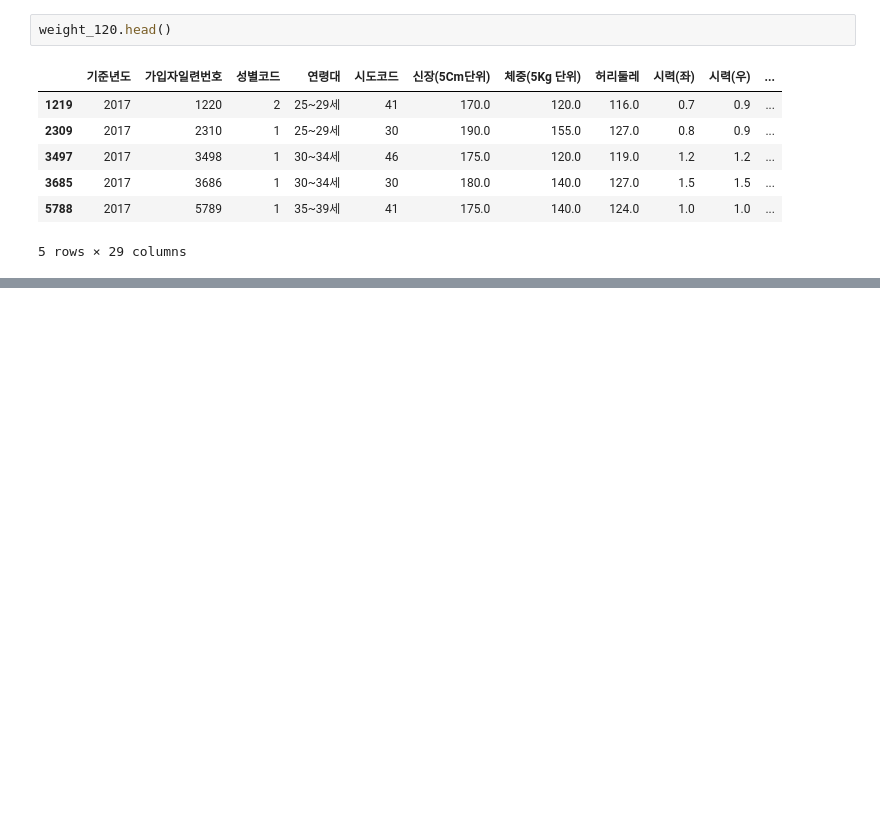
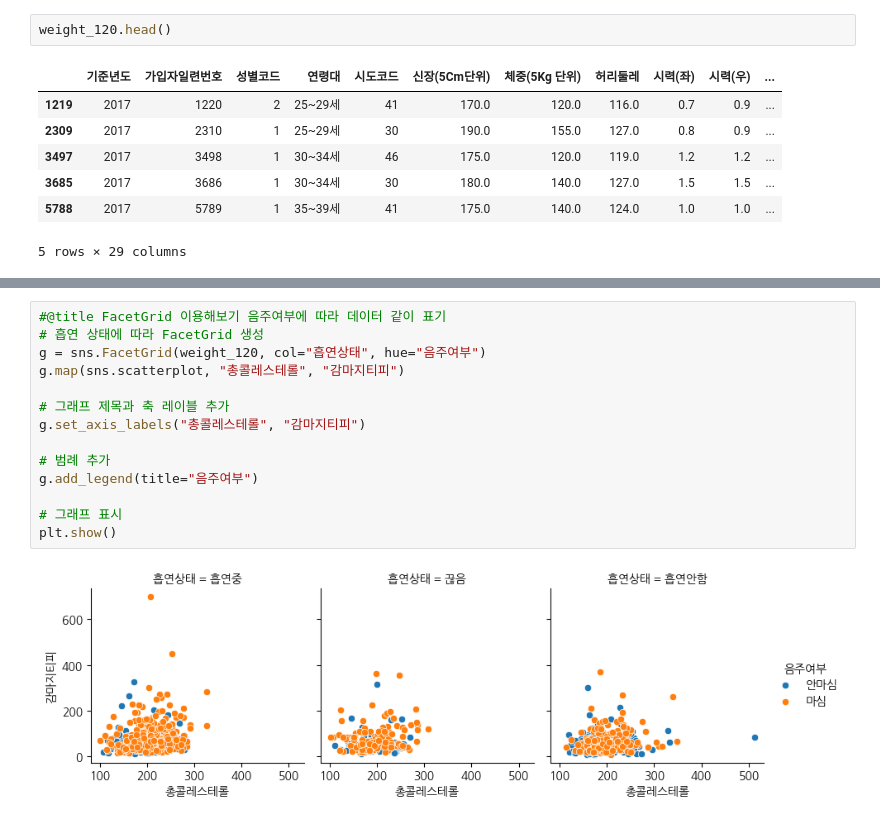
Before and after one commit to zzinz/Naver_Boost_Study_13th, a Jupyter notebook: [boostCourse]Week3_Mission_윤지영.ipynb, the cells around one changed output, grey strips where cells are left out. Saved outputs shown, nothing was run; the diff lists cells and outputs as text; blank space fills up the shorter version.

```diff
--- a/[boostCourse]Week3_Mission_윤지영.ipynb
+++ b/[boostCourse]Week3_Mission_윤지영.ipynb
@@ -398,0 +414,16 @@ weight_120.head()
+# %%
+#@title FacetGrid 이용해보기 음주여부에 따라 데이터 같이 표기
+# 흡연 상태에 따라 FacetGrid 생성
+g = sns.FacetGrid(weight_120, col="흡연상태", hue="음주여부")
+g.map(sns.scatterplot, "총콜레스테롤", "감마지티피")
+
+# 그래프 제목과 축 레이블 추가
+g.set_axis_labels("총콜레스테롤", "감마지티피")
+
+# 범례 추가
+g.add_legend(title="음주여부")
+
+# 그래프 표시
+plt.show()
+# %% [output]
+[figure, added]
```
Also changed, not shown: parts of 4 cells of this notebook.
